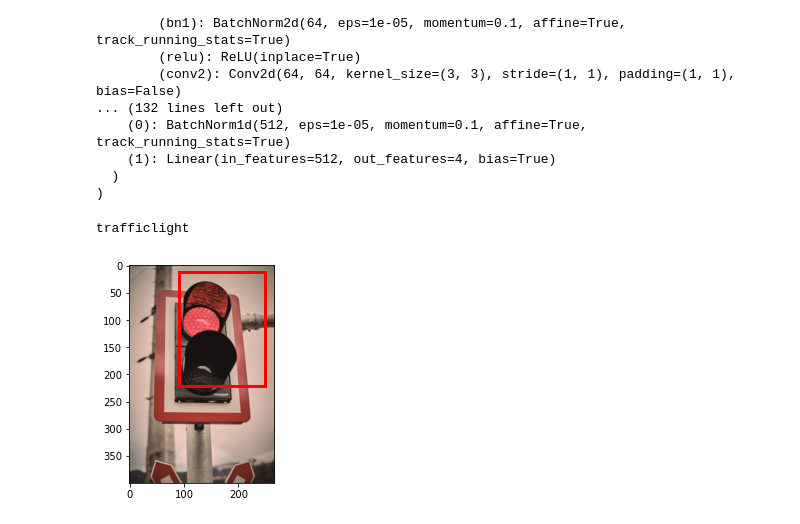
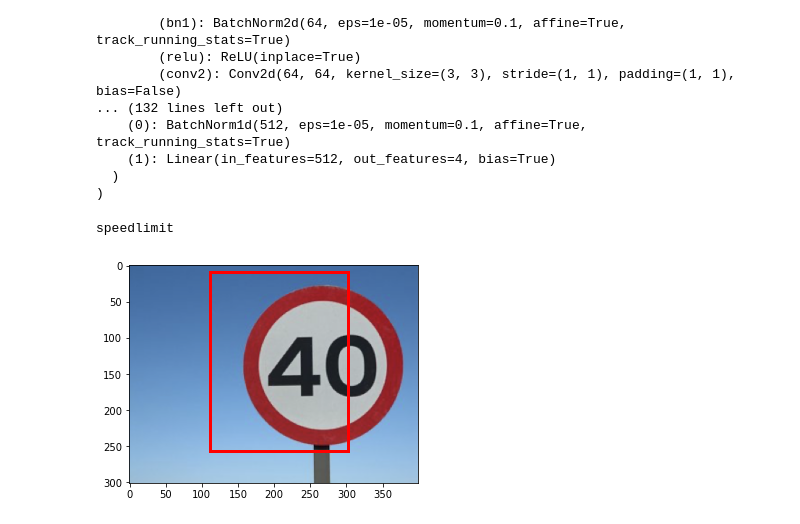
Before and after one commit to Graf35/practice, a Jupyter notebook: Progect/Raznet/Inferens.ipynb, the cells around one changed output. Saved outputs shown, nothing was run; the diff lists cells and outputs as text; code cells hidden in the pictures.

```diff
--- a/Progect/Raznet/Inferens.ipynb
+++ b/Progect/Raznet/Inferens.ipynb
@@ -54,25 +54,25 @@ BB_model(
   )
 )
 # %%
-path="Test_ image/1.png"
+path="Test_ image/14.png"
 im = cv2.imread(path)
 im = cv2.cvtColor(im, cv2.COLOR_BGR2RGB)
 transform_object = transforms.Compose([
       transforms.ToTensor(),
     transforms.Resize((224, 224)),
       transforms.Normalize((0.485, 0.456, 0.406), (0.229, 0.224, 0.225))
 ])
 
 image_tensor = transform_object(im)
 image_tensor = image_tensor.unsqueeze(0)
 out_class, out_bb = model(image_tensor.cuda())
 maxintd=torch.max(out_class, 1)
 # predicted bounding box
 bb_hat = out_bb.detach().cpu().numpy()
 bb_hat = bb_hat.astype(int)
 show_corner_bb(im, bb_hat[0])
 class_dict = { 0:'speedlimit', 1: 'stop', 2: 'crosswalk', 3: 'trafficlight'}
 print(class_dict[int(out_class.argmax())])
 # %% [output]
-trafficlight
+speedlimit
-[figure, old version]
+[figure, new version]
```
Also changed, not shown: 1 other file.
